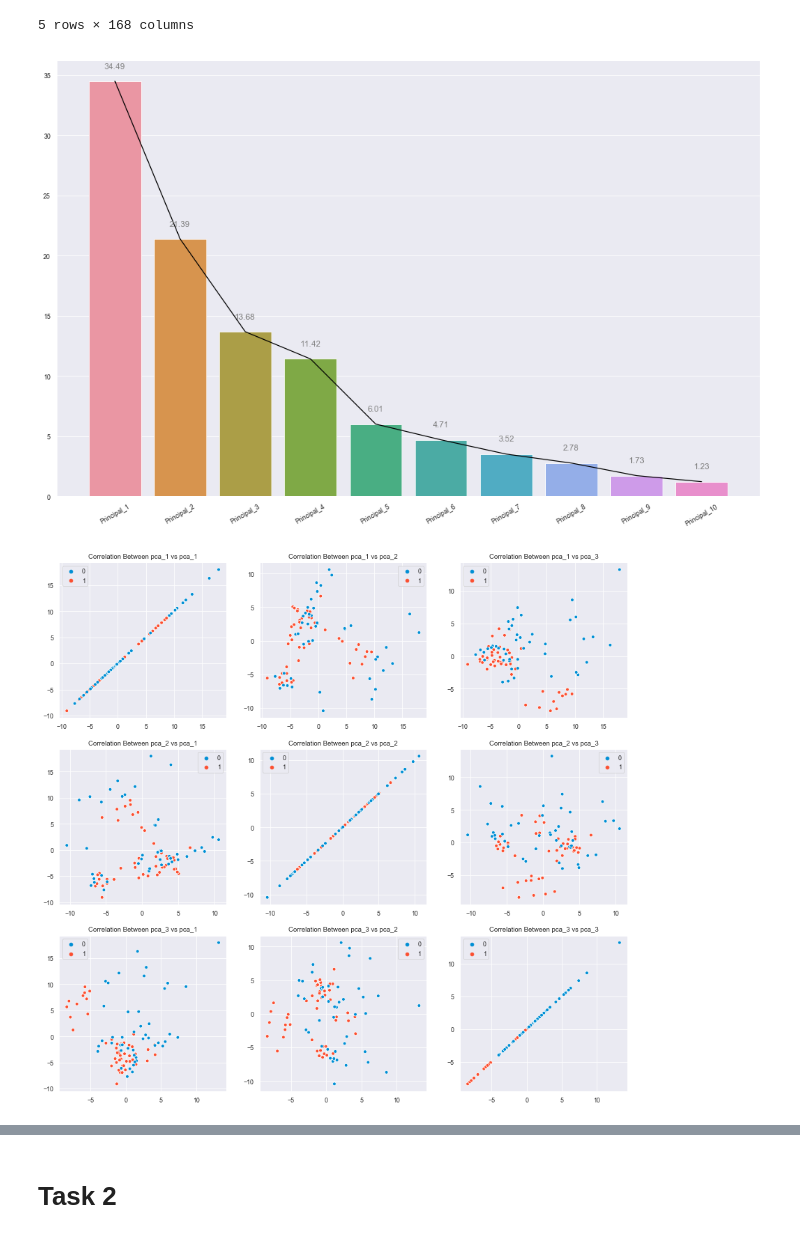
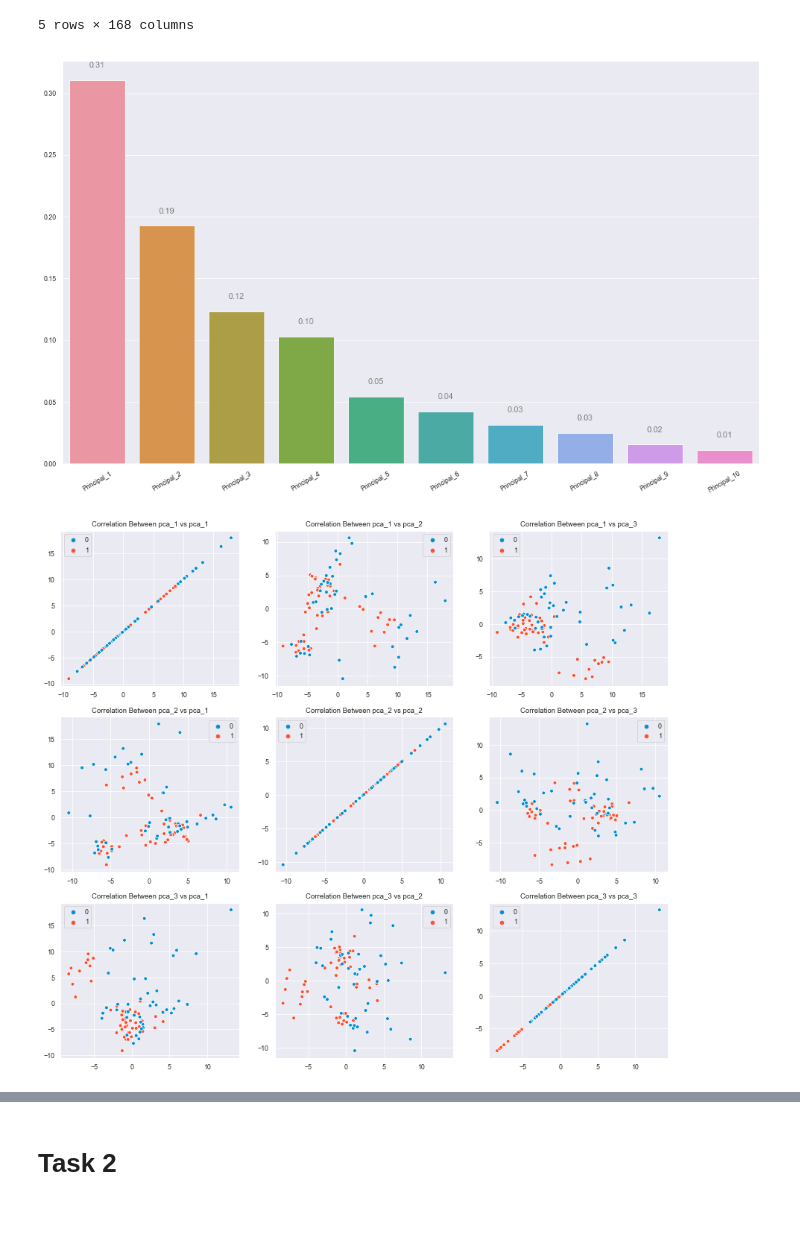
Before and after one commit to kubilay-yavuz/fall19-kubilay-yavuz, a Jupyter notebook: HW2/IE582-HW2.ipynb, the cells around one changed output, grey strips where cells are left out. Saved outputs shown, nothing was run; the diff lists cells and outputs as text; code cells hidden in the pictures.

```diff
--- a/HW2/IE582-HW2.ipynb
+++ b/HW2/IE582-HW2.ipynb
@@ -84,9 +84,8 @@ The first component of pca has value of 50 percent. So, this component explains
 The first three component has nearly explained 80 percent of the data. So, I'll compare these components.
 # %%
 plt.figure(figsize=(15,10))
-g=sns.barplot(x=["Principal_"+str(i) for i in range(10)],y=pca.explained_variance_[:10],)
+g=sns.barplot(x=["Principal_"+str(i) for i in range(10)],y=pca.explained_variance_ratio_[:10],)
 g.set_xticklabels(labels=["Principal_"+str(i) for i in range(10)],rotation=30)
-sns.lineplot(x=list(range(10)),y=pca.explained_variance_[:10],color="black")
 ax=g
 for p in ax.patches:
              ax.annotate("%.2f" % p.get_height(), (p.get_x() + p.get_width() / 2., p.get_height()),
@@ -175,16 +174,15 @@ mds_agg_df["bag_class"]=musk_agg["bag_class"]
 pca_agg_df["bag_class"]=musk_agg["bag_class"]
 # %%
 plt.figure(figsize=(15,10))
-g=sns.barplot(x=["Principal_"+str(i) for i in range(1,11)],y=pca_agg.explained_variance_[:10],)
+g=sns.barplot(x=["Principal_"+str(i) for i in range(1,11)],y=pca_agg.explained_variance_ratio_[:10],)
 g.set_xticklabels(labels=["Principal_"+str(i) for i in range(1,11)],rotation=30)
-sns.lineplot(x=list(range(10)),y=pca_agg.explained_variance_[:10],color="black")
 ax=g
 for p in ax.patches:
              ax.annotate("%.2f" % p.get_height(), (p.get_x() + p.get_width() / 2., p.get_height()),
                  ha='center', va='center', fontsize=11, color='gray', xytext=(0, 20),
                  textcoords='offset points')
 # %% [output]
-[figure, old version]
+[figure, new version]
 # %%
 fig,ax=plt.subplots(3,3,figsize=(13,13))
 for i in range(3):
@@ -192,7 +190,7 @@ for i in range(3):
         g=sns.scatterplot(x=pca_agg_df.values[:,i],y=pca_agg_df.values[:,j],ax=ax[i,j],hue=pca_agg_df["bag_class"].values)
         g.set_title("Correlation Between {} vs {}".format(pca_agg_df.columns[i],pca_agg_df.columns[j]))
 # %% [output]
-[figure, old version]
+[figure, new version]
 # %%
 ax = plt.axes(projection='3d')
 # Data for three-dimensional scattered points
```
Also changed, not shown: parts of 21 cells of this notebook, 3 other files.
